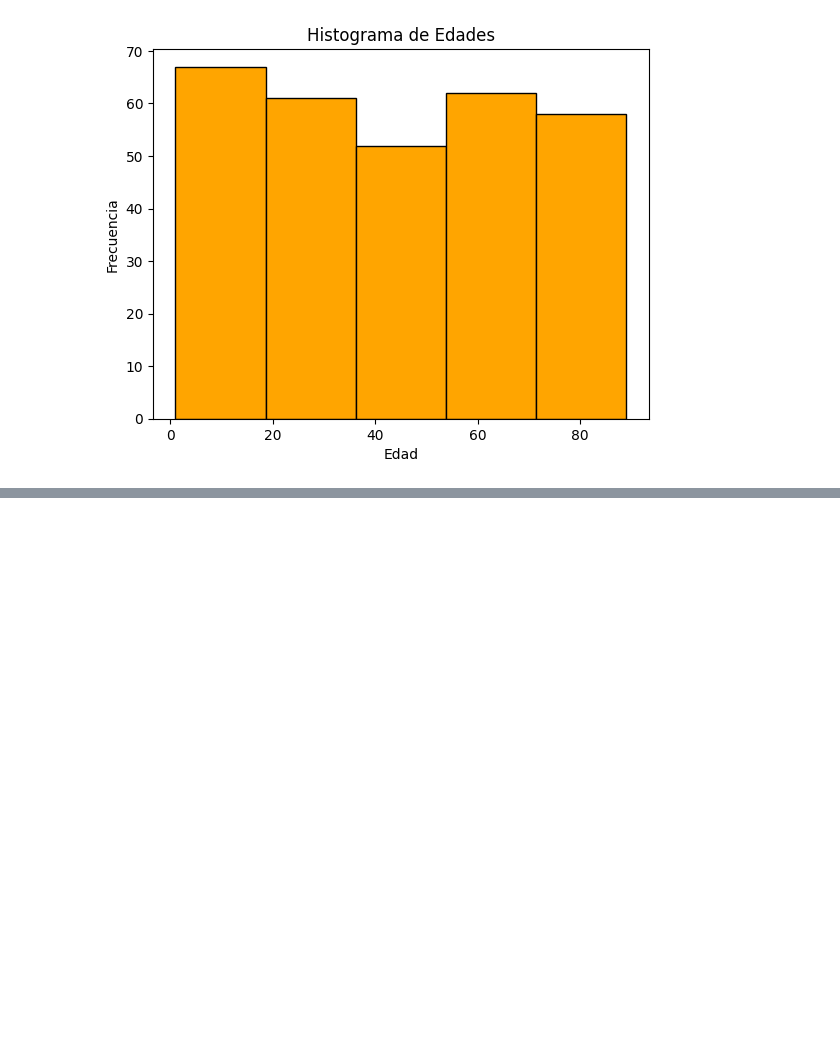
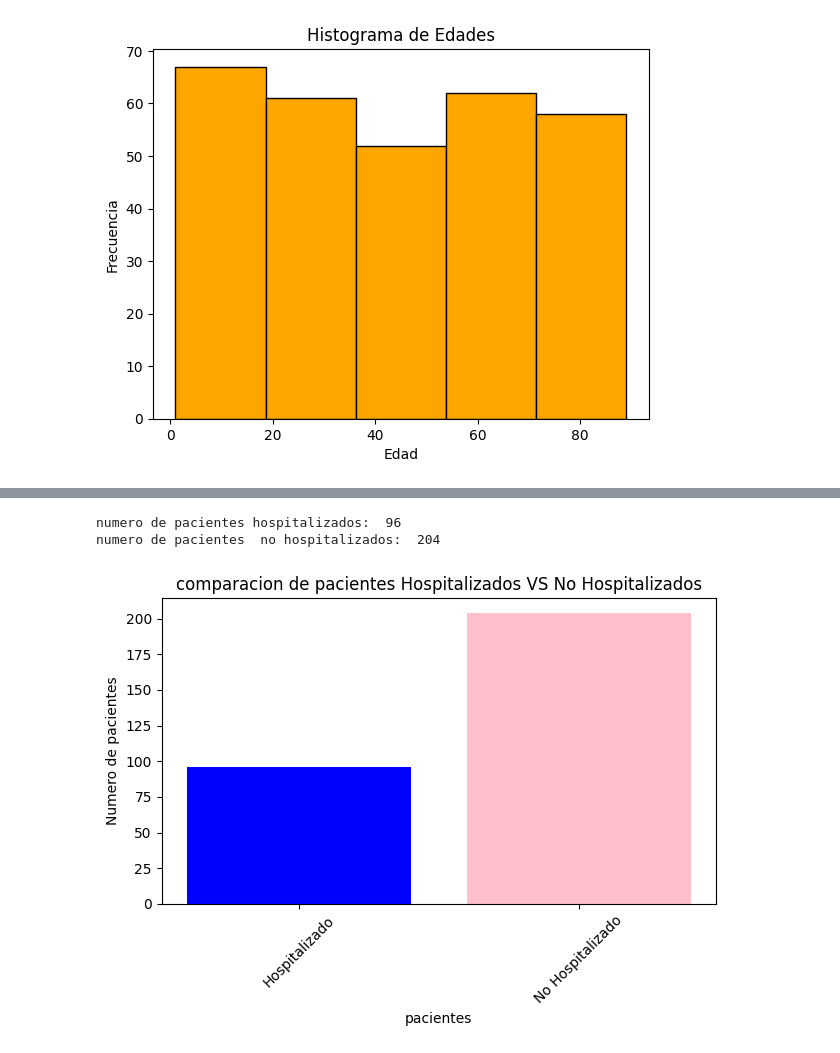
Before and after one commit to Mr-Arzi/proyecto-Covid-19, a Jupyter notebook: proyecto-Covid-19.ipynb, the cells around one changed output, grey strips where cells are left out. Saved outputs shown, nothing was run; the diff lists cells and outputs as text; code cells hidden in the pictures; blank space fills up the shorter version.

```diff
--- a/proyecto-Covid-19.ipynb
+++ b/proyecto-Covid-19.ipynb
@@ -196,4 +217,24 @@ plt.show()
 # %%
 # Gráfico de barras de pacientes hospitalizados vs no hospitalizados.
+pHospitalizado = len(df[df['Hospitalizado'] == 'Sí'])
+print("numero de pacientes hospitalizados: ",pHospitalizado)
+
+pNoHospitalizado = len(df[df['Hospitalizado'] == 'No'])
+print("numero de pacientes  no hospitalizados: ",pNoHospitalizado)
+
+sexos = ['Hospitalizado','No Hospitalizado']
+valores = [pHospitalizado, pNoHospitalizado]
+
+plt.bar(sexos, valores, color=['blue','pink'])
+plt.title("comparacion de pacientes Hospitalizados VS No Hospitalizados")
+plt.xlabel("pacientes")
+plt.ylabel("Numero de pacientes")
+plt.xticks(rotation=45)
+plt.tight_layout()
+plt.show()
+# %% [output]
+numero de pacientes hospitalizados:  96
+numero de pacientes  no hospitalizados:  204
+[figure, added]
 # %%
 # Boxplot de temperatura en pacientes enfermos vs sanos.
```
Also changed, not shown: parts of 5 cells of this notebook.
